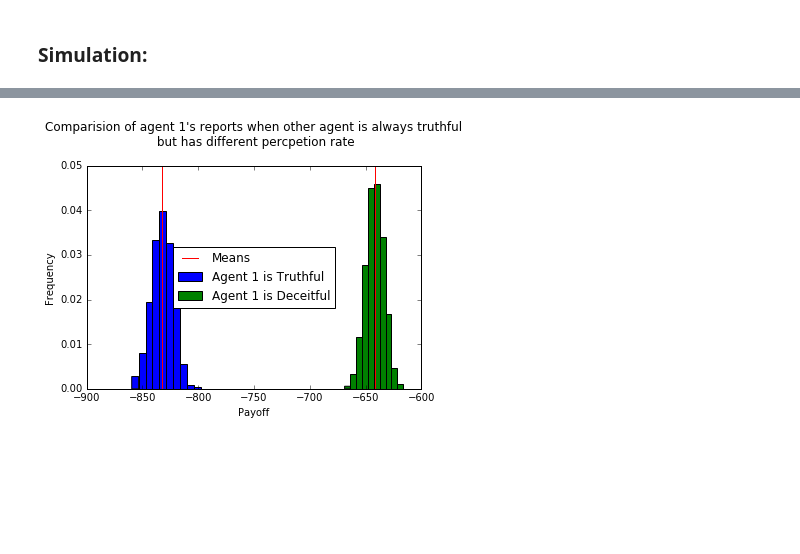
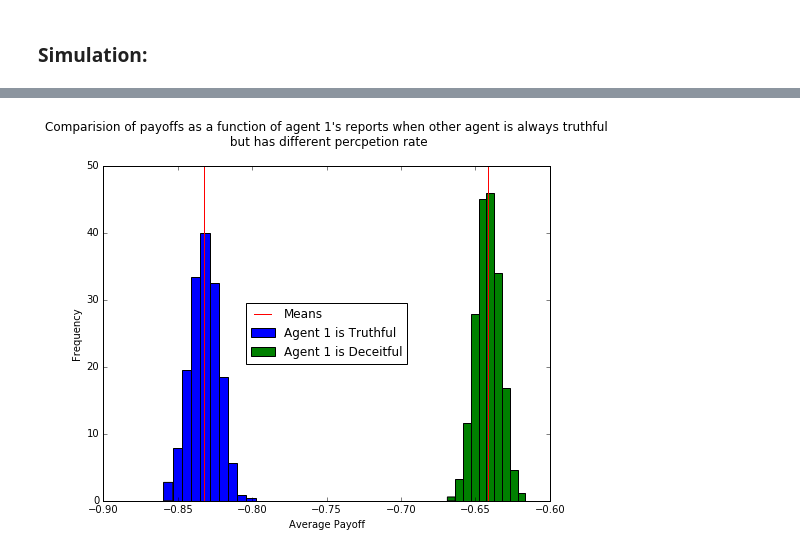
Before and after one commit to chuckyouliu/Crowdsourced-Elicitation, a Jupyter notebook: PPTesting.ipynb, the cells around one changed output, grey strips where cells are left out. Drawn from its saved outputs; the diff is of its cells as text; code cells hidden in the pictures; blank space fills up the shorter version.

```diff
--- a/PPTesting.ipynb
+++ b/PPTesting.ipynb
@@ -14,12 +14,18 @@ ag2.evaluate_post()
 # %% [markdown]
 ### Simulation:
 # %%
-def simulate_pp(n, ag1, ag2, truth_1, truth_2):
+def simulate_pp(n, ag1, ag2, truth_1, truth_2, randomised = None):
     payoff_1 = 0
 
     for i in range(n):
         u = np.random.uniform()
-        rep_1 = ag1.report(u,truth_1)
+        if randomised is None:
+            rep_1 = ag1.report(u,truth_1)
+        else:
+            if np.random.uniform() < randomised:
+                rep_1 = ag1.report(u,truth_1)
+            else:
+                rep_1 = ag1.report(u,~truth_1)
         rep_2 = ag2.report(u,truth_2)
 
         payoff_1 += pp.logarithmic(ag1, rep_1, ag2, rep_2)
@@ -48,14 +70,15 @@ ag3.evaluate_post()
 truthful_2 = [simulate_pp(1000, ag1, ag3, True, True) for i in range(1000)]
 liar_2 = [simulate_pp(1000, ag1, ag3, False, True) for i in range(1000)]
 # %%
-plt.hist(truthful_2, normed = True, label = 'Agent 1 is Truthful')
-plt.hist(liar_2, normed = True, label = 'Agent 1 is Deceitful')
-plt.axvline(np.mean(truthful_2), color = 'red',label = 'Means')
-plt.axvline(np.mean(liar_2), color = 'red')
-plt.xlabel('Payoff')
+plt.figure(figsize=(8,6))
+plt.hist([t/1000 for t in truthful_2], normed = True, label = 'Agent 1 is Truthful')
+plt.hist([l/1000 for l in liar_2], normed = True, label = 'Agent 1 is Deceitful')
+plt.axvline(np.mean([t/1000 for t in truthful_2]), color = 'red',label = 'Means')
+plt.axvline(np.mean([l/1000 for l in liar_2]), color = 'red')
+plt.xlabel('Average Payoff')
 plt.ylabel('Frequency')
 plt.legend(loc = 10)
-plt.title("Comparision of agent 1's reports when other agent is always truthful\n but has different percpetion rate\n")
+plt.title("Comparision of payoffs as a function of agent 1's reports when other agent is always truthful\n but has different percpetion rate\n")
 plt.show()
 # %% [output]
-[figure, old version]
+[figure, new version]
```
Also changed, not shown: parts of 6 cells of this notebook, 7 other files.
